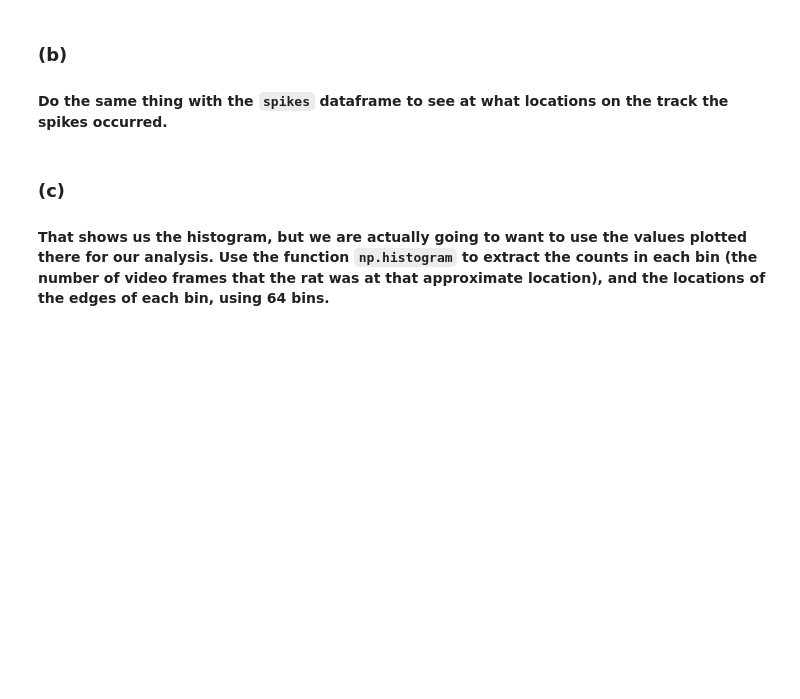
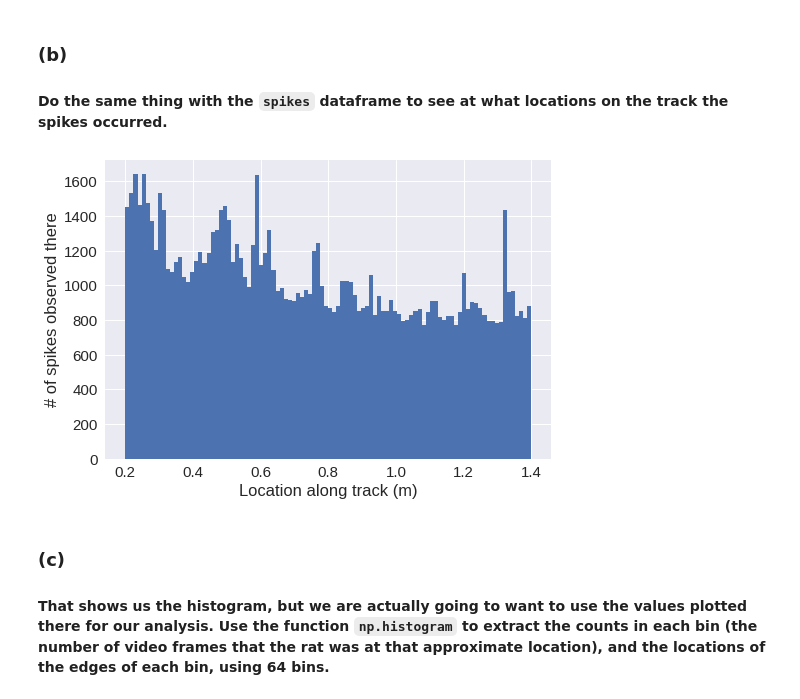
Before and after one commit to prakshalj0512/MAT494, a Jupyter notebook: Copy_of_neural_coding_exercises.ipynb, the cells around one changed output. Cells and saved outputs as stored; diff of their text form; code cells hidden in the pictures; blank space fills up the shorter version.

```diff
--- a/Copy_of_neural_coding_exercises.ipynb
+++ b/Copy_of_neural_coding_exercises.ipynb
@@ -81,9 +83,12 @@ plt.ylabel('# of samples that animal\nwas present there');
 ### (b)
 #### Do the same thing with the `spikes` dataframe to see at what locations on the track the spikes occurred.
 # %%
-spikes...
+#spikes...
+plt.hist(spikes['d'],bins=100)
 plt.xlabel('Location along track (m)')
 plt.ylabel('# of spikes observed there');
+# %% [output]
+[figure, added]
 # %% [markdown]
 ### (c)
 #### That shows us the histogram, but we are actually going to want to use the values plotted there for our analysis.  Use the function `np.histogram` to extract the counts in each bin (the number of video frames that the rat was at that approximate location), and the locations of the edges of each bin, using 64 bins.
```
Also changed, not shown: parts of 19 cells of this notebook.
